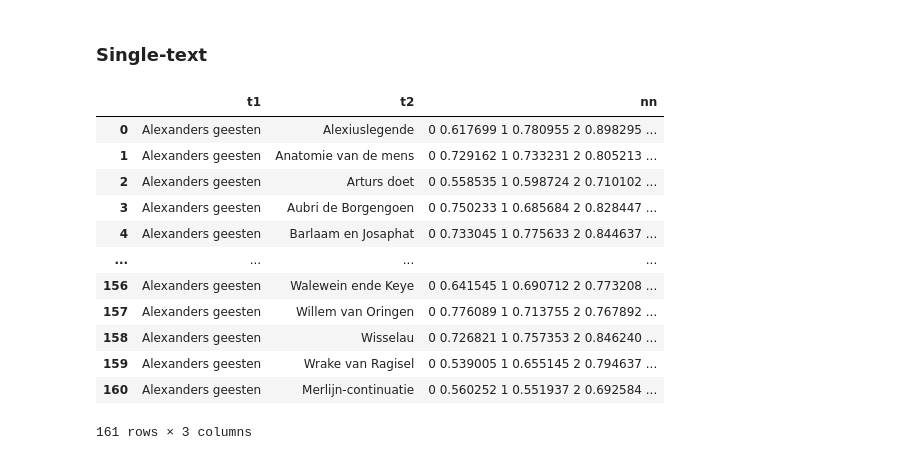
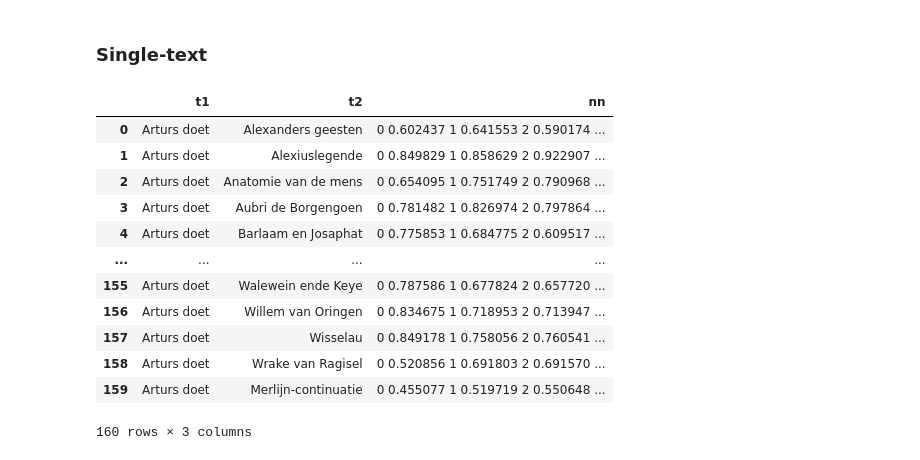
Before and after one commit to mikekestemont/zwerfverzen, a Jupyter notebook: notebooks/intertext.ipynb, the cells around one changed output. Drawn from its saved outputs; the diff is of its cells as text; code cells hidden in the pictures.

```diff
--- a/notebooks/intertext.ipynb
+++ b/notebooks/intertext.ipynb
@@ -299,15 +315,13 @@ Like rhyme weight:
 scores = []
 
 # also negative weight for demonstration purposes:
-rhyme_weights = tuple(np.linspace(-.5, 2, 50))
+rhyme_weights = tuple(np.linspace(-.3, 2.0, 50))
+
+from sklearn.metrics import roc_auc_score
 
 for rhyme_weight in tqdm(rhyme_weights):
     relevances, distances = precision_recall(df, meta, vec, rhyme_weight=rhyme_weight)
     distances = 1 - np.array(distances)
-    precision, recall, thresholds = precision_recall_curve(relevances, distances)
-    fscores = (2 * precision * recall) / (precision + recall)
-    ix = fscores.argmax()
-    scores.append((rhyme_weight, thresholds[ix], fscores[ix]))
-
-scores = pd.DataFrame(scores, columns=('rhyme weight', 'theta', 'F1'))
-scores.plot('rhyme weight', 'F1');
+    auc = roc_auc_score(relevances, distances)
+    av_prec = average_precision_score(relevances, distances)
+    scores.append((rhyme_weight, auc, av_prec))
@@ -347,0 +399,22 @@ for p, gr in scores.groupby('param'):
+# %%
+vec = TfidfVectorizer(max_features=40000, min_df=2,
+                      token_pattern=r"(?u)\b\w+\b")
+vec.fit(df['lemmas'])
+relevances, distances = precision_recall(df, meta, vec, rhyme_weight=optim_rw)
+distances = 1 - np.array(distances)
+precisions, recalls, thresholds = precision_recall_curve(relevances, distances)
+f1s = (2 * precisions * recalls) / (precisions + recalls)
+
+max_f1_idx = np.array(f1s).argmax()
+max_f1 = f1s[max_f1_idx]
+max_f1_th = thresholds[max_f1_idx]
+print(f'max(f1)={round(max_f1, 4)} @ theta={round(max_f1_th, 4)}')
+
+plt.plot(thresholds, precisions[:-1], label='precision')
+plt.plot(thresholds, recalls[:-1], label='recall')
+plt.plot(thresholds, f1s[:-1], label='F1')
+plt.axvline(max_f1_th, ls='--', c='darkgrey')
+plt.gca().set_xlabel('theta')
+plt.gca().legend()
+plt.title(f'max(f1)={round(max_f1, 4)} @ theta={round(max_f1_th, 4)}')
+plt.tight_layout()
@@ -352,7 +426,3 @@ Refit relevant bits:
-# %%
-vec = TfidfVectorizer(max_features=10000, min_df=2, token_pattern=r"(?u)\b\w+\b")
-X = vec.fit_transform(df['lemmas'])
-X.shape
 # %% [markdown]
 #### Well-known cases of intertextual borrowing
 # %%
@@ -442,7 +512,7 @@ array(['Alexanders geesten', 'Alexiuslegende', 'Anatomie van de mens',
        'Merlijn-continuatie'], dtype=object)
 # %%
 results = []
-for t1, t2 in tqdm(list(product(chiv_titles, chiv_titles))):
+for t1, t2 in tqdm(product(['Arturs doet'], chiv_titles)):
     if t1 == t2:
         continue
     results.append((t1, t2, distance_nn(t1, t2, batch_size=10000)))
@@ -487,22 +545,22 @@ for _, r in results.iterrows():
 # %% [markdown]
 ### Single-text
 # %%
-d = results[results['t1'] == 'Alexanders geesten']
+d = results[results['t1'] == 'Arturs doet']
 d
 # %% [output]
 |  | t1 | t2 | nn |
-| 0 | Alexanders geesten | Alexiuslegende | 0 0.617699 1 0.780955 2 0.898295 ... |
-| 1 | Alexanders geesten | Anatomie van de mens | 0 0.729162 1 0.733231 2 0.805213 ... |
-| 2 | Alexanders geesten | Arturs doet | 0 0.558535 1 0.598724 2 0.710102 ... |
-| 3 | Alexanders geesten | Aubri de Borgengoen | 0 0.750233 1 0.685684 2 0.828447 ... |
-| 4 | Alexanders geesten | Barlaam en Josaphat | 0 0.733045 1 0.775633 2 0.844637 ... |
+| 0 | Arturs doet | Alexanders geesten | 0 0.602437 1 0.641553 2 0.590174 ... |
+| 1 | Arturs doet | Alexiuslegende | 0 0.849829 1 0.858629 2 0.922907 ... |
+| 2 | Arturs doet | Anatomie van de mens | 0 0.654095 1 0.751749 2 0.790968 ... |
+| 3 | Arturs doet | Aubri de Borgengoen | 0 0.781482 1 0.826974 2 0.797864 ... |
+| 4 | Arturs doet | Barlaam en Josaphat | 0 0.775853 1 0.684775 2 0.609517 ... |
 | ... | ... | ... | ... |
-| 156 | Alexanders geesten | Walewein ende Keye | 0 0.641545 1 0.690712 2 0.773208 ... |
-| 157 | Alexanders geesten | Willem van Oringen | 0 0.776089 1 0.713755 2 0.767892 ... |
-| 158 | Alexanders geesten | Wisselau | 0 0.726821 1 0.757353 2 0.846240 ... |
-| 159 | Alexanders geesten | Wrake van Ragisel | 0 0.539005 1 0.655145 2 0.794637 ... |
-| 160 | Alexanders geesten | Merlijn-continuatie | 0 0.560252 1 0.551937 2 0.692584 ... |
+| 155 | Arturs doet | Walewein ende Keye | 0 0.787586 1 0.677824 2 0.657720 ... |
+| 156 | Arturs doet | Willem van Oringen | 0 0.834675 1 0.718953 2 0.713947 ... |
+| 157 | Arturs doet | Wisselau | 0 0.849178 1 0.758056 2 0.760541 ... |
+| 158 | Arturs doet | Wrake van Ragisel | 0 0.520856 1 0.691803 2 0.691570 ... |
+| 159 | Arturs doet | Merlijn-continuatie | 0 0.455077 1 0.519719 2 0.550648 ... |
-161 rows × 3 columns
+160 rows × 3 columns
 # %%
 D = np.array([_ for _ in d['nn'].values])
 D.shape
```
Also changed, not shown: parts of 23 cells of this notebook.
